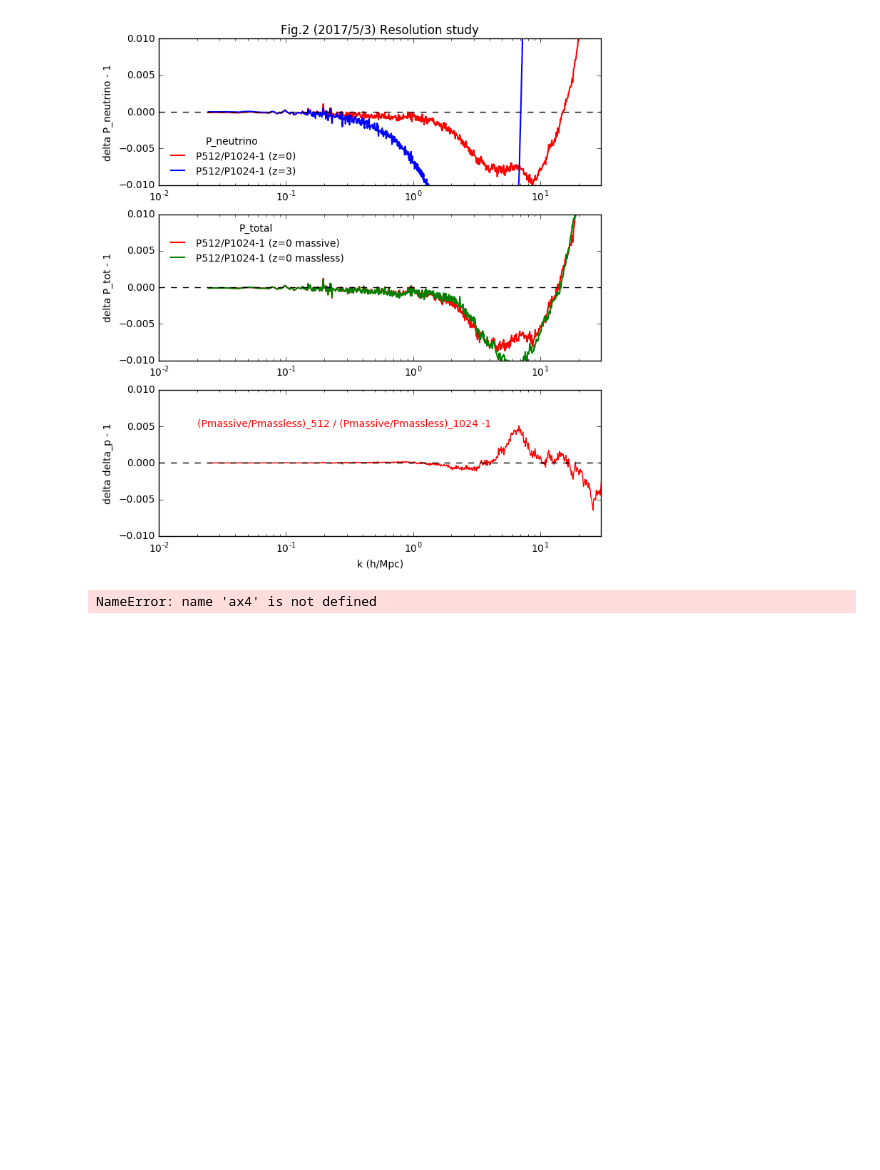
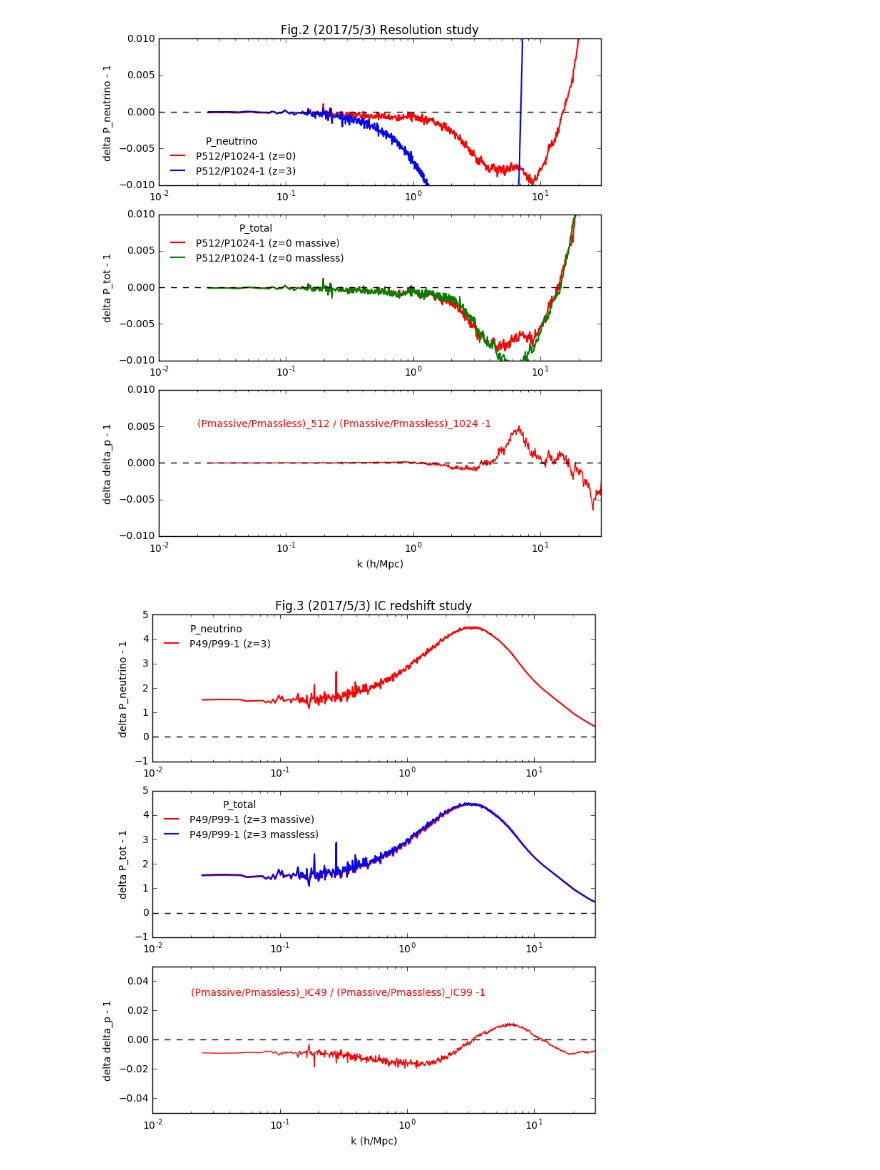
Before and after one commit to liuxx479/neutrino-batch, a Jupyter notebook: plot-matterps.ipynb, the cells around one changed output. Saved outputs shown, nothing was run; the diff lists cells and outputs as text; code cells hidden in the pictures; blank space fills up the shorter version.

```diff
--- a/plot-matterps.ipynb
+++ b/plot-matterps.ipynb
@@ -206,30 +206,30 @@ show()
 # %%
 f=figure(figsize=(8,9))
 ax1=f.add_subplot(311)
 ax2=f.add_subplot(312)
 ax3=f.add_subplot(313)
 
 ax1.plot(knb1, Pnbnu1_z3_IC49/Pnbnu1_z3_IC99-1, 'r-',lw=1.5,label='P49/P99-1 (z=3)')
 ax1.set_ylabel('delta P_neutrino - 1')
 ax1.set_title('Fig.3 (2017/5/3) IC redshift study')
 ax1.legend(frameon=0,loc=0,fontsize=10,ncol=1,title='P_neutrino')
 
 ax2.plot(knb1_IC99, Pnb1_z3_IC49/Pnb1_z3_IC99-1, 'r-',lw=1.5,label='P49/P99-1 (z=3 massive)')
 ax2.plot(knb1_IC99, Pnb0_z3_IC49/Pnb0_z3_IC99-1, 'b-',lw=1.5,label='P49/P99-1 (z=3 massless)')
 ax2.set_ylabel('delta P_tot - 1')
 ax2.legend(frameon=0,loc=0,fontsize=10,ncol=1,title='P_total')
 
 ax3.plot(knb1_IC99, (Pnb1_z3_IC49/Pnb0_z3_IC49)/(Pnb1_z3_IC99/Pnb0_z3_IC99)-1, 'r-',label='deltaz49/deltaz99-1')
 ax3.set_ylabel('delta delta_p - 1')
 ax3.text(0.02,0.03,'(Pmassive/Pmassless)_IC49 / (Pmassive/Pmassless)_IC99 -1',color='r')
 ax3.set_ylim(-0.05, 0.05)
 ax3.set_xlabel('k (h/Mpc)')
 
-for ax in [ax1,ax2,ax3],ax4]:
+for ax in [ax1,ax2,ax3]:#,ax4]:
     ax.set_xscale('log')
     ax.set_xlim(1e-2, 30)
     ax.plot([1e-2, 30],[0,0],'k--')
 
 show()
 # %% [output]
-NameError: name 'ax4' is not defined
+[figure, added]
```
